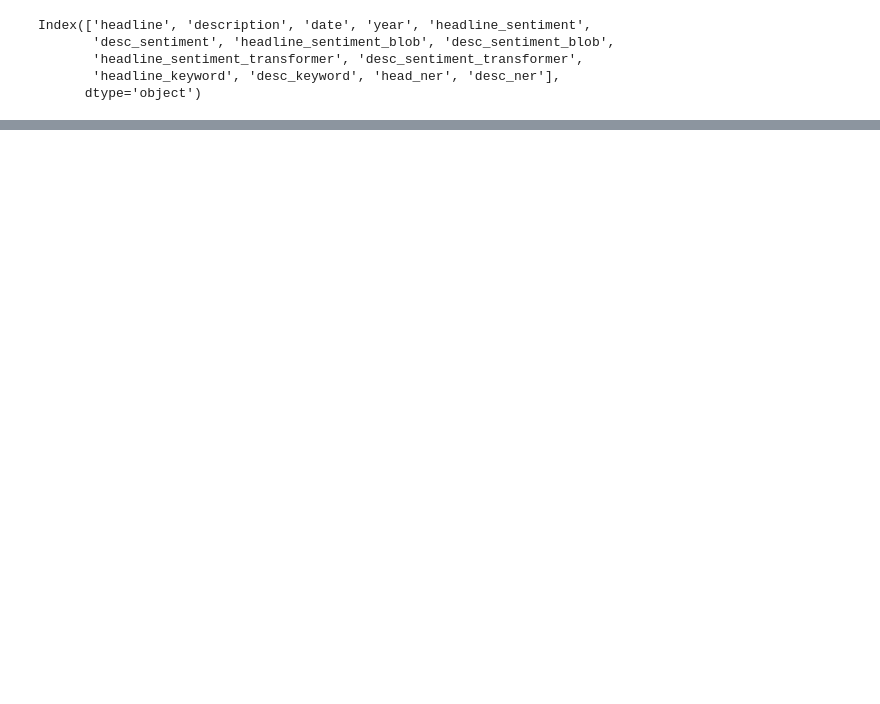
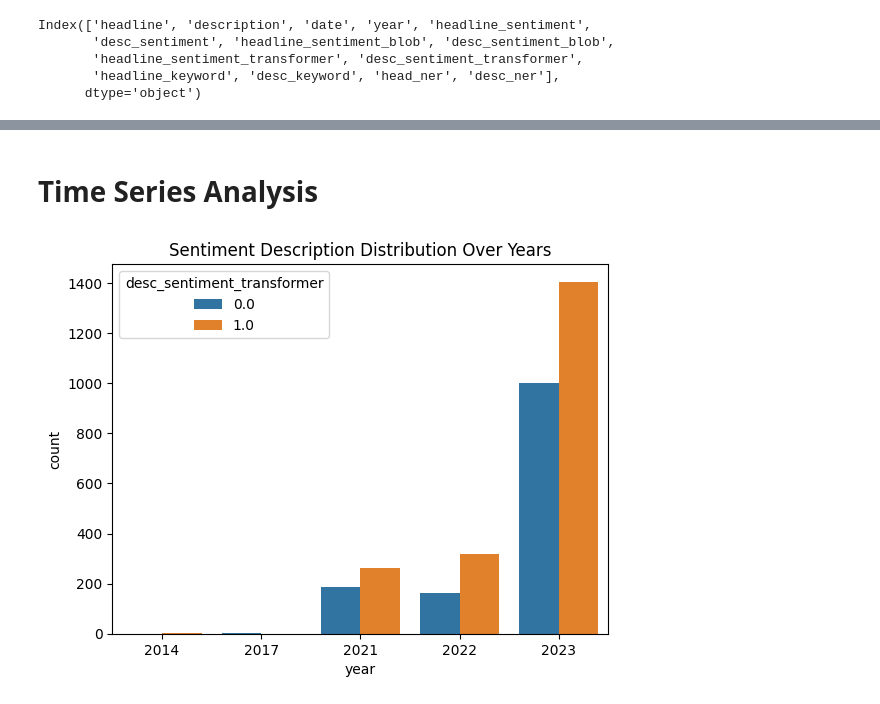
Before and after one commit to Soha85/Soha85, a Jupyter notebook: palestine-israel-news-conflict.ipynb, the cells around one changed output, grey strips where cells are left out. Saved outputs shown, nothing was run; the diff lists cells and outputs as text; code cells hidden in the pictures; blank space fills up the shorter version.

```diff
--- a/palestine-israel-news-conflict.ipynb
+++ b/palestine-israel-news-conflict.ipynb
@@ -483,0 +484,9 @@ pyplot.show()
+# %% [markdown]
+# Time Series Analysis
+# %%
+import seaborn as sns
+sns.countplot(x='year', hue='desc_sentiment_transformer', data=news_df)
+pyplot.title('Sentiment Description Distribution Over Years')
+pyplot.show()
+# %% [output]
+[figure, added]
```
Also changed, not shown: parts of 8 cells of this notebook.
